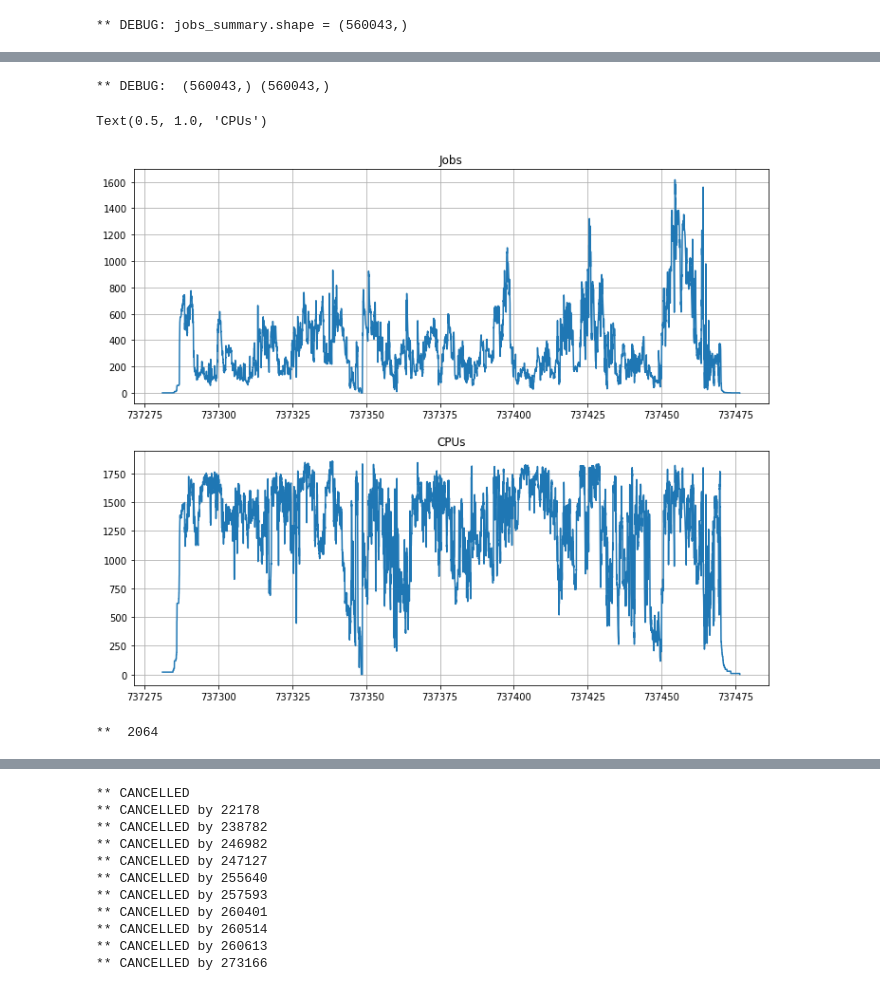
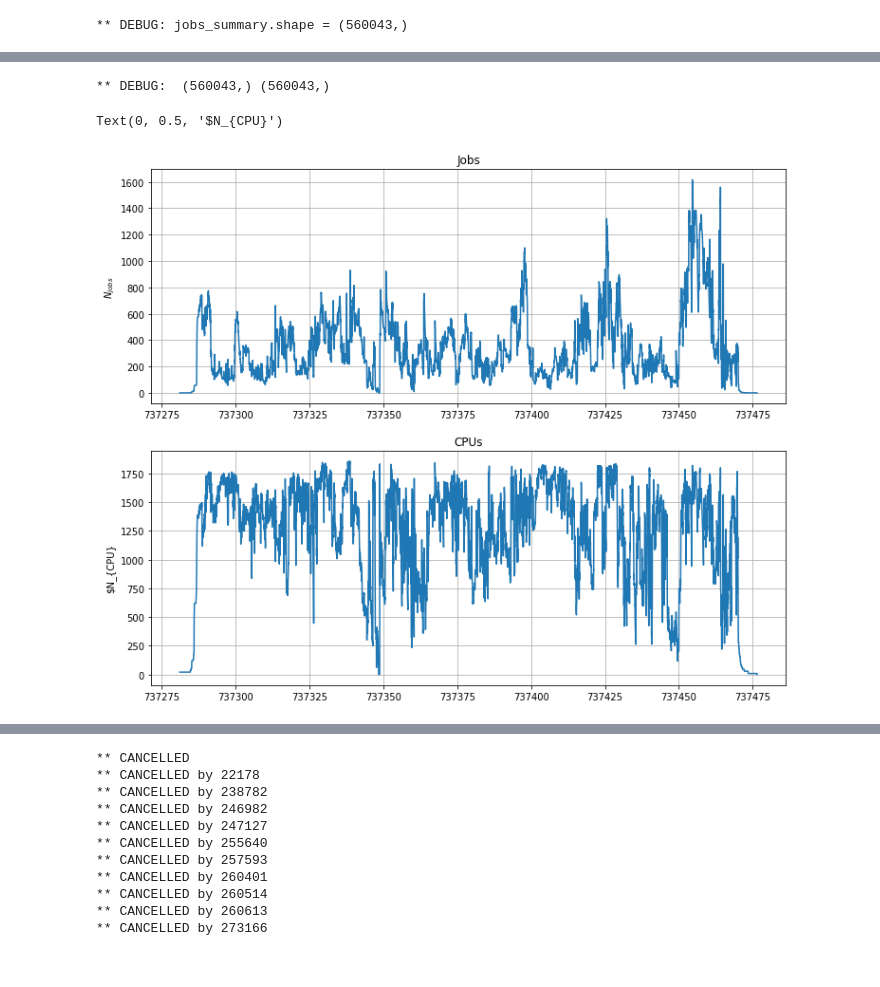
Before and after one commit to jeffersonscientific/HPC_analytics, a Jupyter notebook: Mazama_usage_analysis.ipynb, the cells around one changed output, grey strips where cells are left out. Saved outputs shown, nothing was run; the diff lists cells and outputs as text; code cells hidden in the pictures.

```diff
--- a/Mazama_usage_analysis.ipynb
+++ b/Mazama_usage_analysis.ipynb
@@ -14,6 +18,6 @@ import multiprocessing as mpp
 import pandas
 # %%
-from hpc_lib import *
+
 #
 # get header, print a few rows:
 #data_file_name = 'data/sacct_out.out'
@@ -41,7 +45,8 @@ with open(data_file_name, 'r') as fin:
 # how well does PANDAS automagically handle types? Maybe we should just add all available columns to this:
 # NOTE: System-,User-,Total-CPU is a string with multiple values (time, energy, etc.)
 types_dict={'User':str, 'JobID':str, 'JobName':str, 'Partition':str, 'State':str,
-            'Timelimit':str,'Start':str2date, 'End':str2date, 'Submit':str2date, 'Elapsed':elapsed_time_2_sec, 'MaxRSS':str,
+            'Timelimit':hpc_lib.elapsed_time_2_day,'Start':str2date, 'End':str2date, 'Submit':str2date,
+            'Elapsed':hpc_lib.elapsed_time_2_day, 'MaxRSS':str,
             'MaxVMSize':str, 'NNodes':int, 'NCPUS':int, 'MinCPU':str, 'SystemCPU':str, 'UserCPU':str,
             'TotalCPU':str}
 delim = '|'
@@ -123,3 +128,10 @@ headers:  ['User', 'Group', 'GID', 'JobName', 'JobID', 'JobIDRaw', 'Partition',
 7: ippoliti|vkhemani|357497|test|48057259_932|48215394|hns|COMPLETED|2-00:00:00|1|1|2019-08-12T15:03:44|2019-08-12T15:03:45|2019-08-14T02:04:17|2019-08-16T00:37:58|1-22:33:41|23:27.040|1-22:08:24|1-22 ...
 8: |||batch|48057259_932.batch|48215394.batch||COMPLETED||1|1|2019-08-14T02:04:17|2019-08-14T02:04:17|2019-08-14T02:04:17|2019-08-16T00:37:58|1-22:33:41|23:27.039|1-22:08:24|1-22:31:51|1|167621|00:00: ...
 9: |||extern|48057259_932.extern|48215394.extern||COMPLETED||1|1|2019-08-14T02:04:17|2019-08-14T02:04:17|2019-08-14T02:04:17|2019-08-16T00:38:03|1-22:33:46|00:00.001|00:00:00|00:00.001|1|167626|00:00: ...
+# %%
+print('** abc.def: ', 'abc.def'.index('.'))
+print(str.index('abc.def', '.'))
+print('** abcdef', ('abcdef'+'.').index('.'))
+print('** abcdef', 'abcdef{}'.format('.').find("."))
+s='abcdef'
+print('** ', s[0:(s+'.').index('.')])
@@ -355,23 +461,24 @@ print('** ', type(sacct_data.jobs_summary['Start'][0]))
 # %%
 cpu_usage = sacct_data.active_jobs_cpu()
+#cpu_usage = sacct_demo.active_jobs_cpu()
 
 fg = plt.figure(figsize=(12,10))
 ax1 = plt.subplot('211')
 ax2 = plt.subplot('212')
 #
 ax1.grid()
 ax2.grid()
 #
 ax1.plot(cpu_usage['time'], cpu_usage['N_jobs'], ls='-')
 ax2.plot(cpu_usage['time'], cpu_usage['N_cpu'], ls='-')
 #
 ax1.set_title('Jobs')
+ax1.set_ylabel('$N_{jobs}$')
+#
 ax2.set_title('CPUs')
+ax2.set_ylabel('$N_{CPU}')
+#
 # %% [output]
 ** DEBUG:  (560043,) (560043,)
-Text(0.5, 1.0, 'CPUs')
+Text(0, 0.5, '$N_{CPU}')
-[figure, old version]
+[figure, new version]
-# %%
-print('** ', 86*24)
-# %% [output]
-**  2064
```
Also changed, not shown: parts of 11 cells of this notebook, 4 other files.
